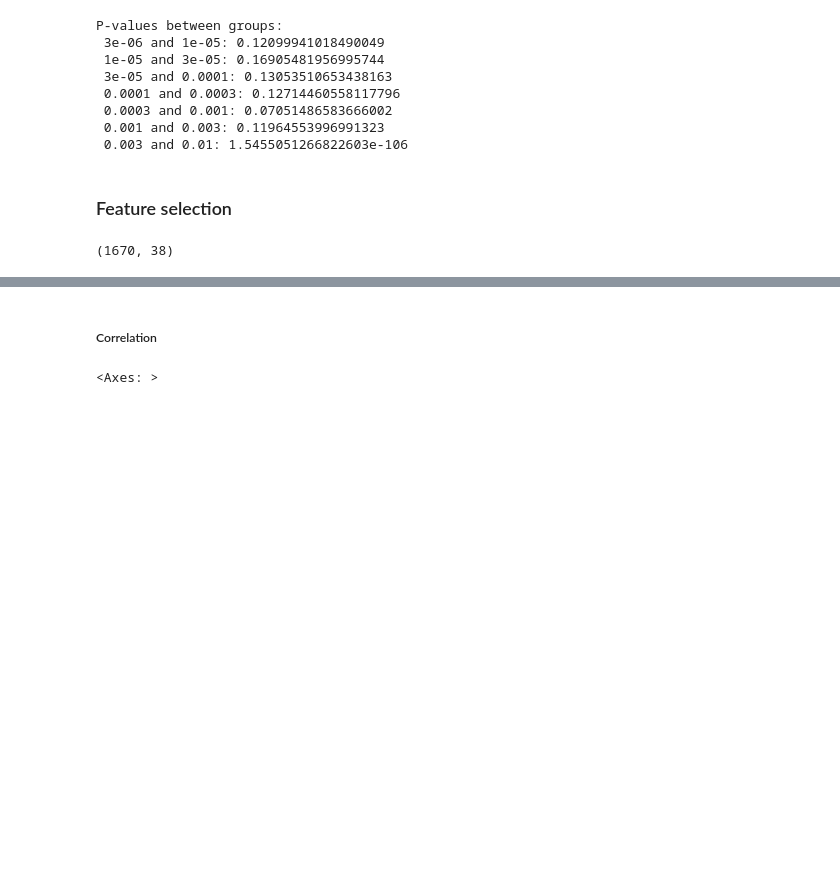
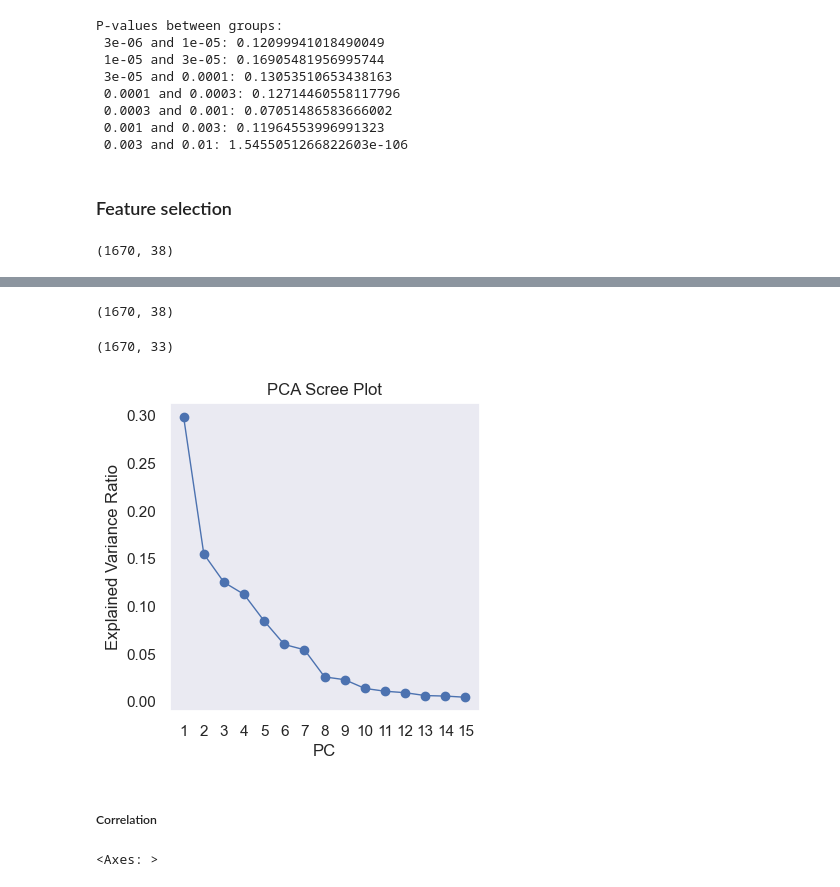
Before and after one commit to azakharov1/ML_cell-compound, a Jupyter notebook: ML_cell-compound.ipynb, the cells around one changed output, grey strips where cells are left out. Cells and saved outputs as stored; diff of their text form; code cells hidden in the pictures; blank space fills up the shorter version.

```diff
--- a/ML_cell-compound.ipynb
+++ b/ML_cell-compound.ipynb
@@ -139,3 +161,34 @@ df_n.shape
+# %%
+df_n_copy = df_n.copy()
+df_n_copy.shape
+# %% [output]
+(1670, 38)
+# %%
+columns = ['Number','NumberInFile', '%Area','ImageNumber','Channel']
+df_n_copy.drop(columns, axis=1, inplace=True)
+df_n_copy.shape
+# %% [output]
+(1670, 33)
+# %%
+scaler = StandardScaler()
+df_n_copy_scaled = scaler.fit_transform(df_n_copy)
+# %%
+pca = PCA(n_components=15)
+principal_components = pca.fit_transform(df_n_copy_scaled)
+
+explained_variance = pca.explained_variance_ratio_
+# %%
+# Scree plot
+plt.figure(figsize=(4, 4))
+plt.plot(np.arange(1, len(explained_variance) + 1), explained_variance, 'o-', linewidth=1)
+plt.title('PCA Scree Plot')
+plt.xlabel('PC')
+plt.ylabel('Explained Variance Ratio')
+plt.xticks(np.arange(1, len(explained_variance) + 1))
+plt.grid()
+plt.show()
+# %% [output]
+[figure, added]
 # %% [markdown]
 ##### Correlation
 # %%
```
Also changed, not shown: parts of 7 cells of this notebook, 2 other files.
